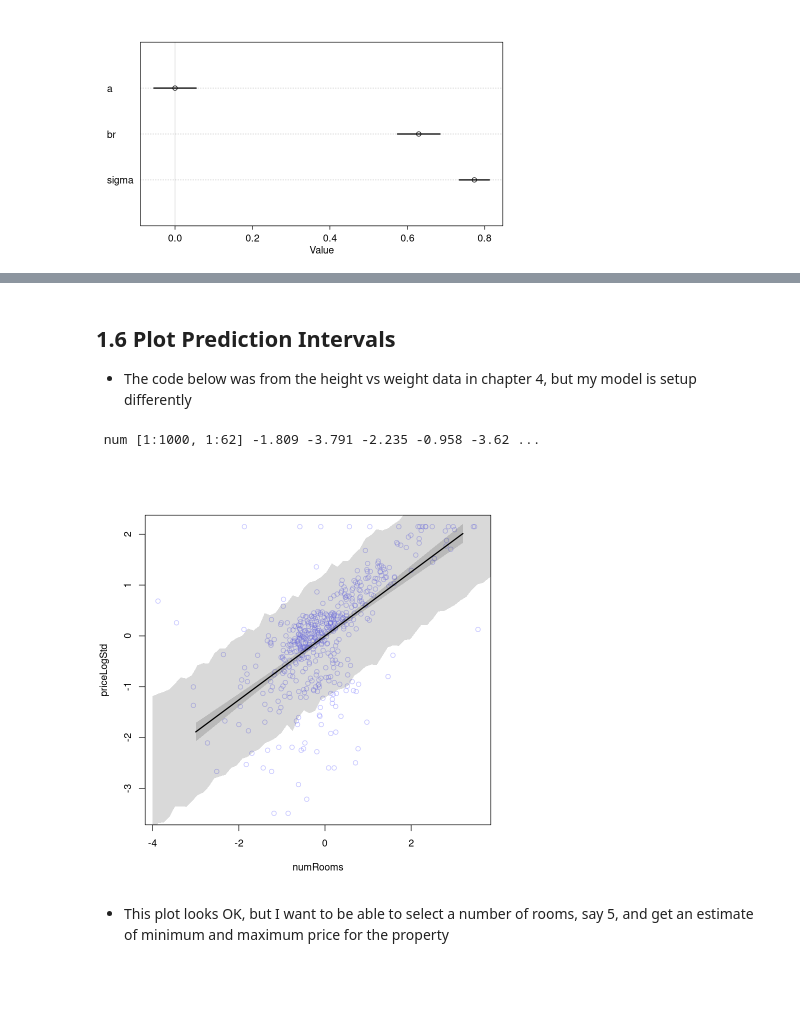
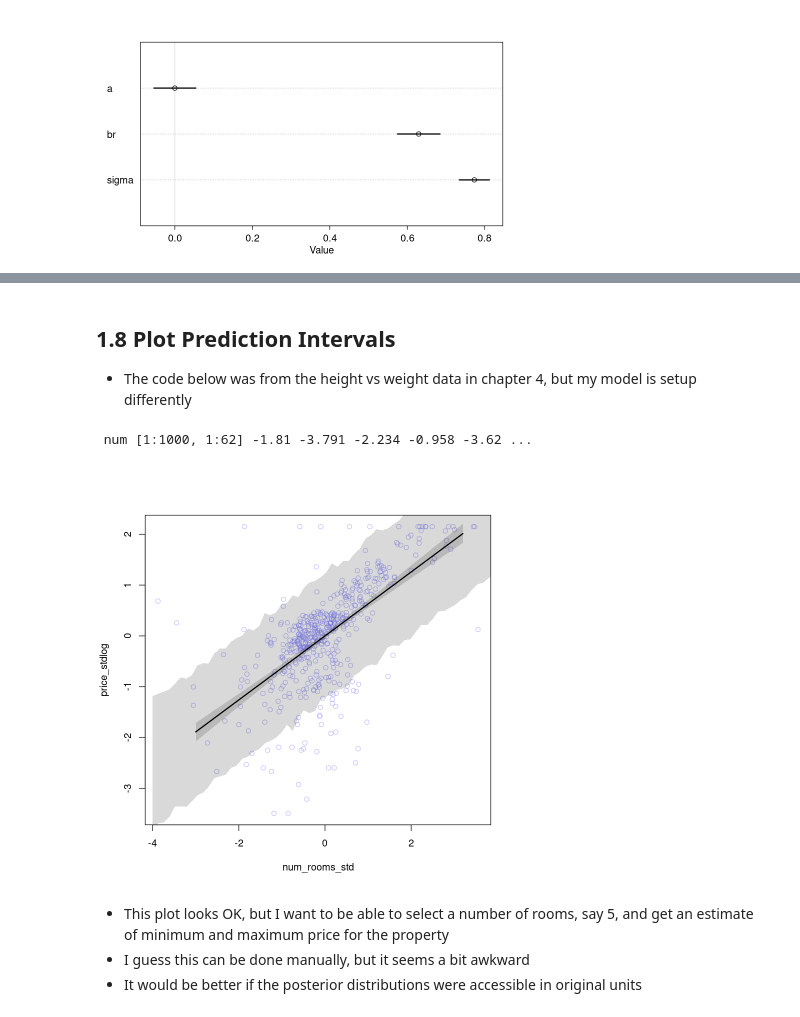
Before and after one commit to jointprob/jointprob-dm, a Jupyter notebook: r-notebooks/explore/Linear-Regression - 01.ipynb, the cells around one changed output, grey strips where cells are left out. Saved outputs shown, nothing was run; the diff lists cells and outputs as text; code cells hidden in the pictures; blank space fills up the shorter version.

```diff
--- a/r-notebooks/explore/Linear-Regression - 01.ipynb
+++ b/r-notebooks/explore/Linear-Regression - 01.ipynb
@@ -206,0 +108,10 @@ for ( i in 1:50) lines(c(-2,2), mu[i,], col=col.alpha("black", 0.4))
+# %%
+d <- copy(d_orig)
+d$crime_rate_std <- scale(d$crime_rate)
+d$perc_zoned_25k_std <- scale(d$perc_zoned_25k)
+d$num_rooms_std <- scale(d$mean_rooms)
+d$perc_lower_status_std <- scale(d$perc_lower_status)
+d$price_stdlog <- scale(log(d$median_price))
+str(d)
+# Note that the dataframe stores attributes for the scaled columns - mean and stdev called center and scale
+# Maybe the purpose of these is to enable getting back to the original data
@@ -206,0 +174,10 @@ for ( i in 1:50) lines(c(-2,2), mu[i,], col=col.alpha("black", 0.4))
+# %%
+# Model as Code
+m1.0 <- quap(
+    alist(
+        price_stdlog ~ dnorm(mu, sigma), # likelihood
+        mu <- a + br * num_rooms_std, # linear model
+        a ~ dnorm( 0, 0.2), # alpha prior
+        br ~ dnorm(0, 0.5), # beta prior
+        sigma ~ dexp(1) # sigma prior
+    ), data=d)
@@ -214,7 +210,7 @@ plot(precis(m1.0))
 # %%
 # compute percentile interval of mean
 A_seq <- seq(from=-3, to=3.2, length.out=30)
-mu <- link(m1.0, data=list(numRooms=A_seq))
+mu <- link(m1.0, data=list(num_rooms_std=A_seq)) # change this variable
 mu.mean <- apply(mu, 2, mean)
 mu.PI <- apply(mu, 2, PI)
 # %%
@@ -234,5 +223,5 @@ shade(mu.PI, A_seq)
 # %% [markdown]
-## 1.6 Plot Prediction Intervals
+## 1.8 Plot Prediction Intervals
 + The code below was from the height vs weight data in chapter 4, but my model is setup differently
 # %%
 # Original Book Code
@@ -253,8 +242,8 @@ shade(mu.PI, A_seq)
 # Code adapted
 mu.mean <- apply(mu, 2, mean)
 mu.PI <- apply(mu, 2, PI, prob=0.89)
-numRooms.seq <- seq(from=-4.0, to=4.0, by=0.13)
-sim.priceLogStd <- sim(m1.0, data=list(numRooms=numRooms.seq))
-str(sim.priceLogStd)
+num_rooms_std.seq <- seq(from=-4.0, to=4.0, by=0.13)
+sim.price_stdlog <- sim(m1.0, data=list(num_rooms_std=num_rooms_std.seq))
+str(sim.price_stdlog)
 # %% [output]
- num [1:1000, 1:62] -1.809 -3.791 -2.235 -0.958 -3.62 ...
+ num [1:1000, 1:62] -1.81 -3.791 -2.234 -0.958 -3.62 ...
@@ -263,20 +250,22 @@ str(sim.priceLogStd)
 # %%
 # Original book code
 # height.PI <- apply(sim.height, 2, PI, prob=0.89)
 # plot( height ~ weight , d2 , col=col.alpha(rangi2,0.5) )
 # lines( weight.seq , mu.mean )
 # shade( mu.PI , weight.seq ) - # Code error mu.HDPI in book
 # shade( height.PI , weight.seq )
 
 # code adapted
-priceLogStd.PI <- apply(sim.priceLogStd, 2, PI, prob=0.89)
-plot( priceLogStd ~ numRooms , df , col=col.alpha(rangi2,0.5) )
+price_stdlog.PI <- apply(sim.price_stdlog, 2, PI, prob=0.89)
+plot( price_stdlog ~ num_rooms_std , d , col=col.alpha(rangi2,0.5) )
 # lines( numRooms.seq , mu.mean )
 lines(A_seq, mu.mean, lwd=2)
 # shade( mu.PI , priceLogStd.seq ) - # Code error mu.HDPI in book
 shade(mu.PI, A_seq)
-shade( priceLogStd.PI , numRooms.seq )
+shade( price_stdlog.PI , num_rooms_std.seq )
 # %% [output]
-[figure, old version]
+[figure, new version]
 # %% [markdown]
 + This plot looks OK, but I want to be able to select a number of rooms, say 5, and get an estimate of minimum and maximum price for the property
++ I guess this can be done manually, but it seems a bit awkward
++ It would be better if the posterior distributions were accessible in original units
```
Also changed, not shown: parts of 50 cells of this notebook.
